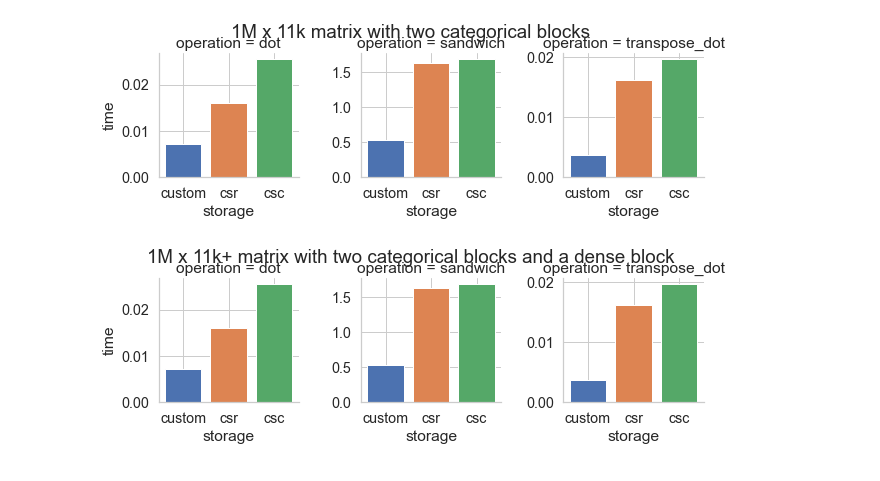
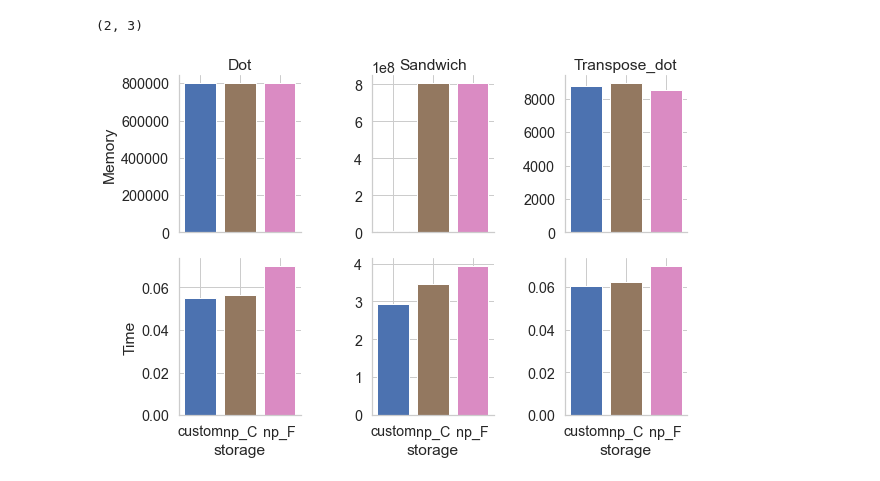
Before and after one commit to Quantco/tabmat, a Jupyter notebook: benchmark/visualize_benchmarks.ipynb, the cells around one changed output. Drawn from its saved outputs; the diff is of its cells as text; code cells hidden in the pictures.

```diff
--- a/benchmark/visualize_benchmarks.ipynb
+++ b/benchmark/visualize_benchmarks.ipynb
@@ -21,15 +8,20 @@ two_cat_times
-# %%
-g = sns.FacetGrid(data=two_cat_times, col='operation', hue='storage', sharey=False)
-g.map(plt.bar, 'storage', 'time')
-plt.suptitle('1M x 11k matrix with two categorical blocks')
-plt.savefig('two_cat_times.png')
-# %% [output]
-[figure, removed]
-# %%
-dense_cat_times = pd.read_csv('dense_cat_times.csv')
-g = sns.FacetGrid(data=two_cat_times, col='operation', hue='storage', sharey=False)
-g.map(plt.bar, 'storage', 'time')
-plt.suptitle('1M x 11k+ matrix with two categorical blocks and a dense block')
-plt.savefig('dense_cat_times.png')
-# %% [output]
-[figure, removed]
+# %%
+def make_figure(df):
+    df2 = df.set_index(['operation', 'storage']).stack().reset_index().rename(columns={0: 'val'})
+    hue_order = ['custom'] + [elt for elt in df['storage'] if elt != 'custom']
+    g = sns.FacetGrid(data=df2, col='operation', hue='storage', sharey=False, row='level_2', hue_order=hue_order)
+    g.map(plt.bar, 'storage', 'val')
+    print(g.axes.shape)
+    g.axes[0, 0].set_ylabel('Memory')
+    g.axes[1, 0].set_ylabel('Time')
+    for j, name in enumerate(['Dot', 'Sandwich', 'Transpose_dot']):
+        g.axes[0, j].set_title(name)
+        g.axes[1, j].set_title('')
+    plt.tight_layout()
+# %%
+dense_times = pd.read_csv('dense_times.csv')
+make_figure(dense_times)
+plt.savefig('dense_times.png')
+# %% [output]
+(2, 3)
+[figure, added]
```
Also changed, not shown: parts of 4 cells of this notebook, 5 other files.
